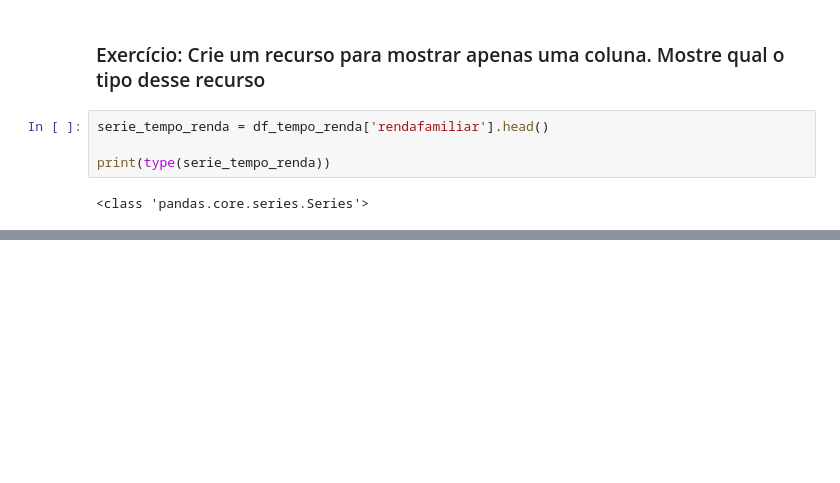
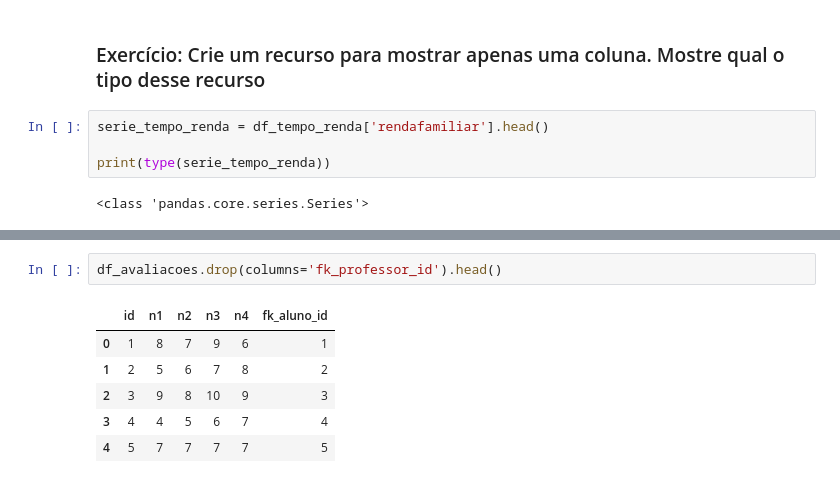
Before and after one commit to fabricio176/fabricio-semanadatascience, a Jupyter notebook: desafios/Exercicio-01-08/conexao.ipynb, the cells around one changed output, grey strips where cells are left out. Cells and saved outputs as stored; diff of their text form; blank space fills up the shorter version.

```diff
--- a/desafios/Exercicio-01-08/conexao.ipynb
+++ b/desafios/Exercicio-01-08/conexao.ipynb
@@ -213,0 +327,9 @@ print(type(serie_tempo_renda))
+# %%
+df_avaliacoes.drop(columns='fk_professor_id').head()
+# %% [output]
+|  | id | n1 | n2 | n3 | n4 | fk_aluno_id |
+| 0 | 1 | 8 | 7 | 9 | 6 | 1 |
+| 1 | 2 | 5 | 6 | 7 | 8 | 2 |
+| 2 | 3 | 9 | 8 | 10 | 9 | 3 |
+| 3 | 4 | 4 | 5 | 6 | 7 | 4 |
+| 4 | 5 | 7 | 7 | 7 | 7 | 5 |
```
Also changed, not shown: parts of 26 cells of this notebook, 2 other files.
